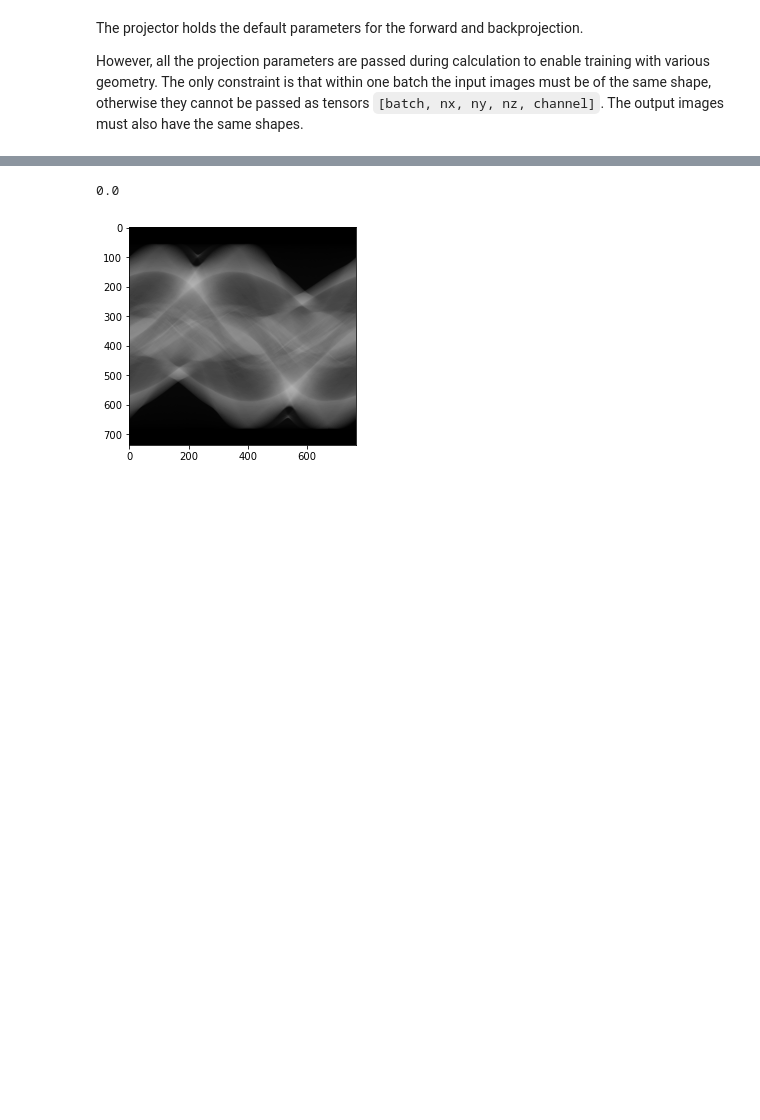
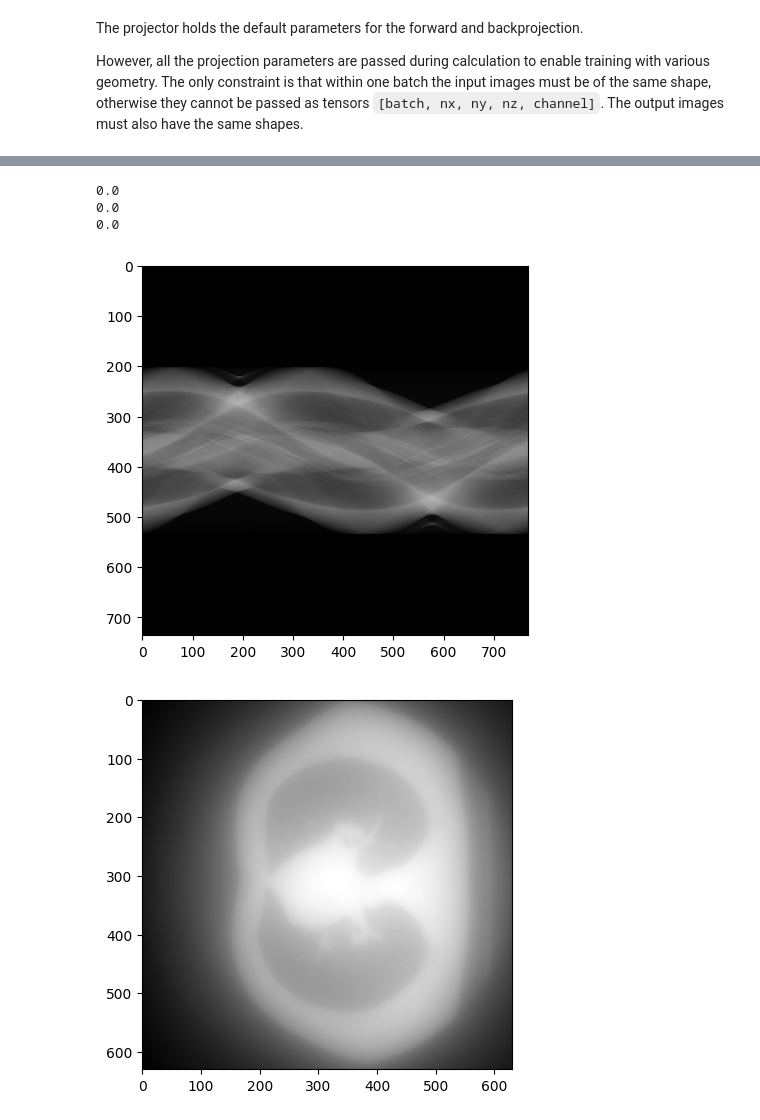
Before and after one commit to wudufan/CTProjector, a Jupyter notebook: example/ex_fp_bp_dd_tf.ipynb, the cells around one changed output, grey strips where cells are left out. Drawn from its saved outputs; the diff is of its cells as text; code cells hidden in the pictures; blank space fills up the shorter version.

```diff
--- a/example/ex_fp_bp_dd_tf.ipynb
+++ b/example/ex_fp_bp_dd_tf.ipynb
@@ -99,4 +162,10 @@ fp = ct_circular_tf.distance_driven_2d_fp(
 # %%
+fp = fp_tensor.numpy()
+plt.figure()
 plt.imshow(fp[fp.shape[0] // 2, :, 0, :, 0], 'gray', vmin=0, vmax=10)
+
+bp = bp_tensor.numpy()
+plt.figure()
+plt.imshow(bp[bp.shape[0] // 2, :, :, 0, 0], 'gray')
 # %% [output]
 <matplotlib.image.AxesImage at 0x...>
@@ -103,0 +174,4 @@ plt.imshow(fp[fp.shape[0] // 2, :, 0, :, 0], 'gray', vmin=0, vmax=10)
+# %%
+grad = grad_tensor.numpy()
+print(np.abs(grad - bp).max())
+plt.imshow(grad[grad.shape[0] // 2, ..., 0, 0], 'gray')
@@ -104,16 +182,28 @@ plt.imshow(fp[fp.shape[0] // 2, :, 0, :, 0], 'gray', vmin=0, vmax=10)
 # %%
 import cupy as cp
-from ct_projector.projector.cupy.fan_equiangular import distance_driven_fp
+from ct_projector.projector.cupy.parallel import distance_driven_fp, distance_driven_bp
 
 cuimg = cp.array(img, order='C')[:, cp.newaxis, :, :]
 cuangles = cp.array(angles, order='C')
 cufp_ref = distance_driven_fp(projector, cuimg, cuangles)
 
 fp_ref = cufp_ref.get()
 fp_ref = fp_ref.transpose([0, 3, 2, 1])[..., np.newaxis]
+plt.figure()
 plt.imshow(fp_ref[fp_ref.shape[0] // 2, :, 0, :, 0], 'gray', vmin=0, vmax=10)
 
-print(np.abs(fp-fp_ref).max())
+cubp_ref = distance_driven_bp(projector, cufp_ref, cuangles)
+bp_ref = cubp_ref.get()
+bp_ref = bp_ref.transpose([0, 3, 2, 1])[..., np.newaxis]
+plt.figure()
+plt.imshow(bp_ref[bp_ref.shape[0] // 2, :, :, 0, 0], 'gray')
+
+print(np.abs(fp - fp_ref).max())
+print(np.abs(bp - bp_ref).max())
+print(np.abs(grad - bp_ref).max())
 # %% [output]
 0.0
+0.0
+0.0
-[figure, old version]
+[figure, new version]
+[figure, added]
```
Also changed, not shown: parts of 8 cells of this notebook, 3 other files.
